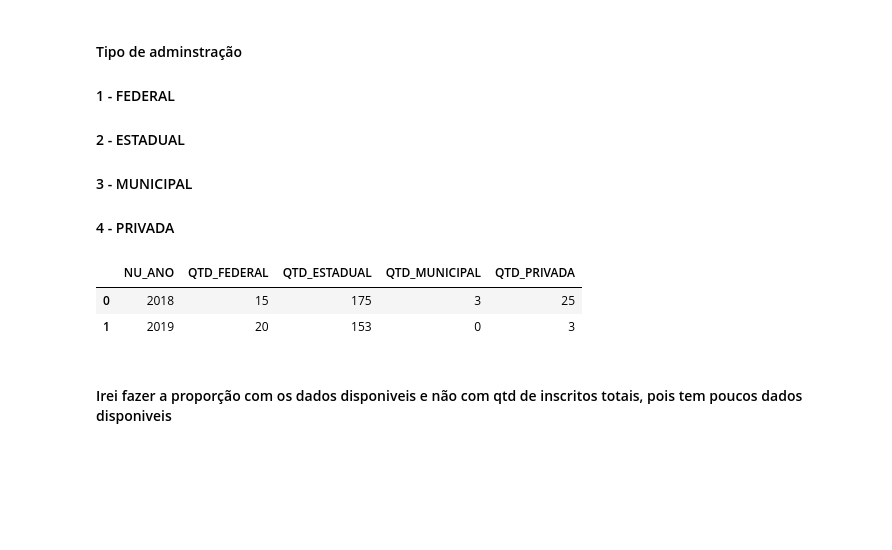
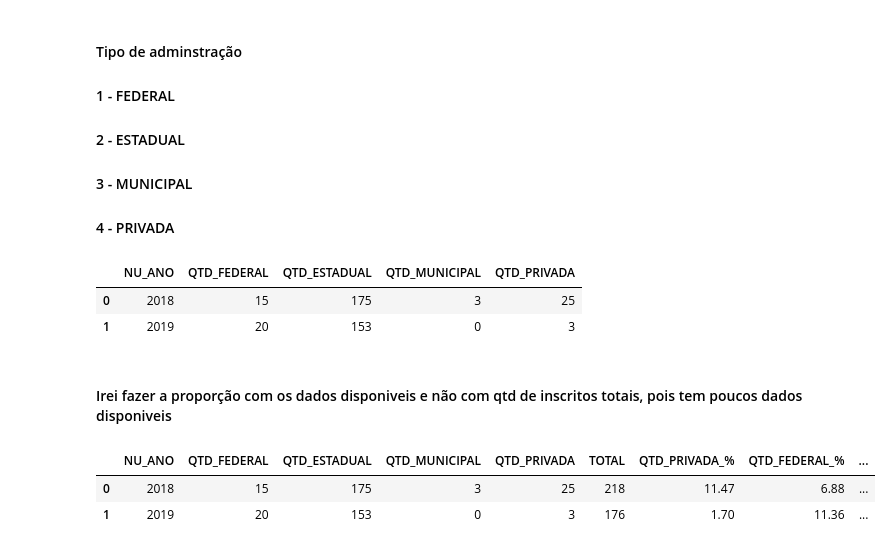
Before and after one commit to Bruno-Santana-Eco/Analise-de-Dados-ENEM, a Jupyter notebook: DataPrep1.ipynb, the cells around one changed output. Saved outputs shown, nothing was run; the diff lists cells and outputs as text; code cells hidden in the pictures; blank space fills up the shorter version.

```diff
--- a/DataPrep1.ipynb
+++ b/DataPrep1.ipynb
@@ -229,0 +232,3 @@ geral4.head()
+# %%
+geral4_pct = geral4[['QTD_MASC','QTD_FEM']]
+geral4_pct.head()
@@ -229,0 +239,11 @@ geral4.head()
+# %%
+soma_total = geral4_pct.sum(axis=1)
+
+# Iterar sobre as colunas e criar as colunas percentuais automaticamente
+for coluna in geral4_pct.columns:
+    if coluna.startswith('QTD_'):  # Certifica-se de que estamos lidando apenas com as colunas relevantes
+        coluna_percentual = coluna + '_%'
+        proporcao_coluna = geral4_pct[coluna] / soma_total
+        geral4_pct[coluna_percentual] = proporcao_coluna * 100
+
+geral4_pct.head()
@@ -256,0 +284,14 @@ tenho a qtd para cada tipo de escola em cada ano, qtd federal 15, qtd estadual 1
+# %%
+geral5['TOTAL'] = geral5['QTD_FEDERAL'] + geral5['QTD_ESTADUAL'] + geral5['QTD_MUNICIPAL'] + geral5['QTD_PRIVADA']
+
+for tipo in ['FEDERAL', 'ESTADUAL', 'MUNICIPAL', 'PRIVADA']:
+    coluna_qtd = f'QTD_{tipo}'
+    coluna_percentual = f'QTD_{tipo}_%'
+
+    geral5[coluna_percentual] = ((geral5[coluna_qtd] / geral5['TOTAL']) * 100).round(2)
+
+geral5.head()
+# %% [output]
+|  | NU_ANO | QTD_FEDERAL | QTD_ESTADUAL | QTD_MUNICIPAL | QTD_PRIVADA | TOTAL | QTD_PRIVADA_% | QTD_FEDERAL_% | ... |
+| 0 | 2018 | 15 | 175 | 3 | 25 | 218 | 11.47 | 6.88 | ... |
+| 1 | 2019 | 20 | 153 | 0 | 3 | 176 | 1.70 | 11.36 | ... |
```
Also changed, not shown: parts of 8 cells of this notebook, 1 other file.
